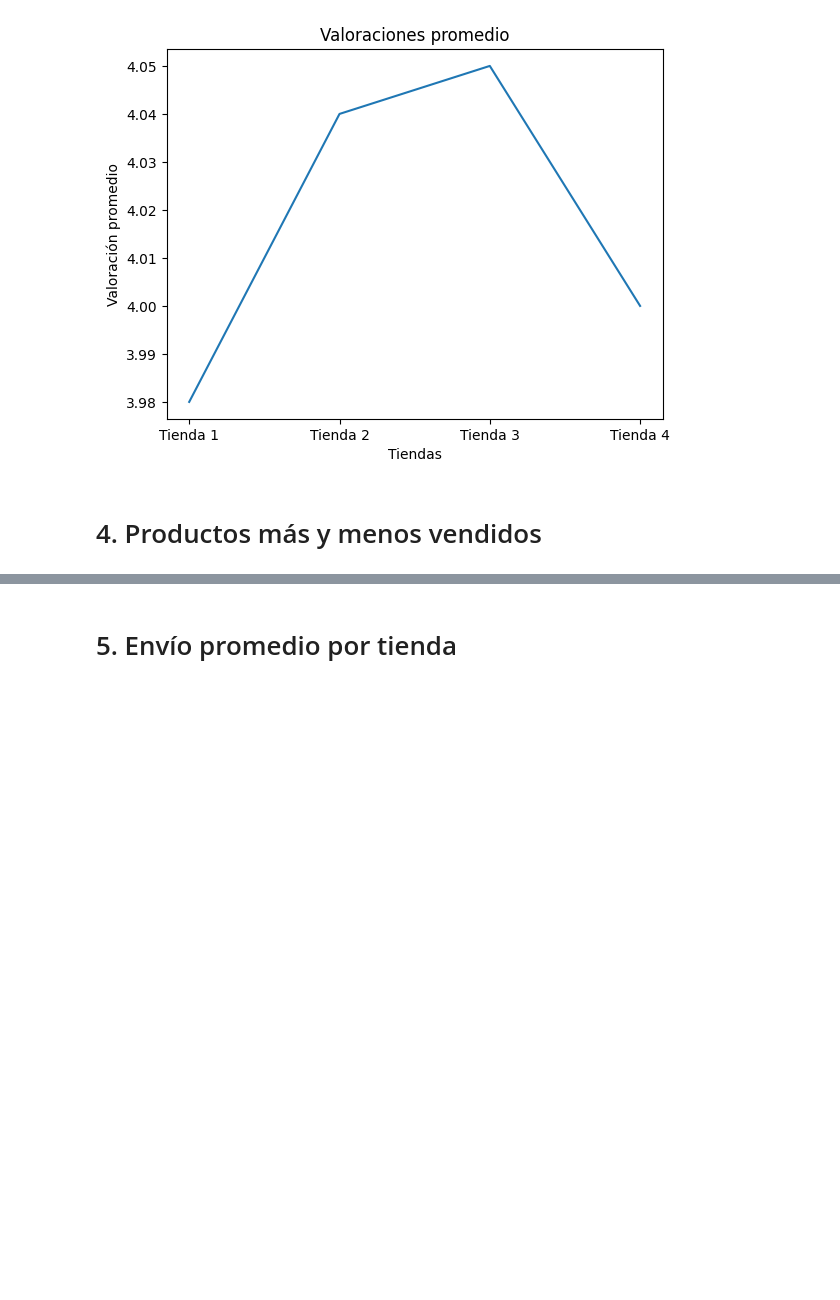
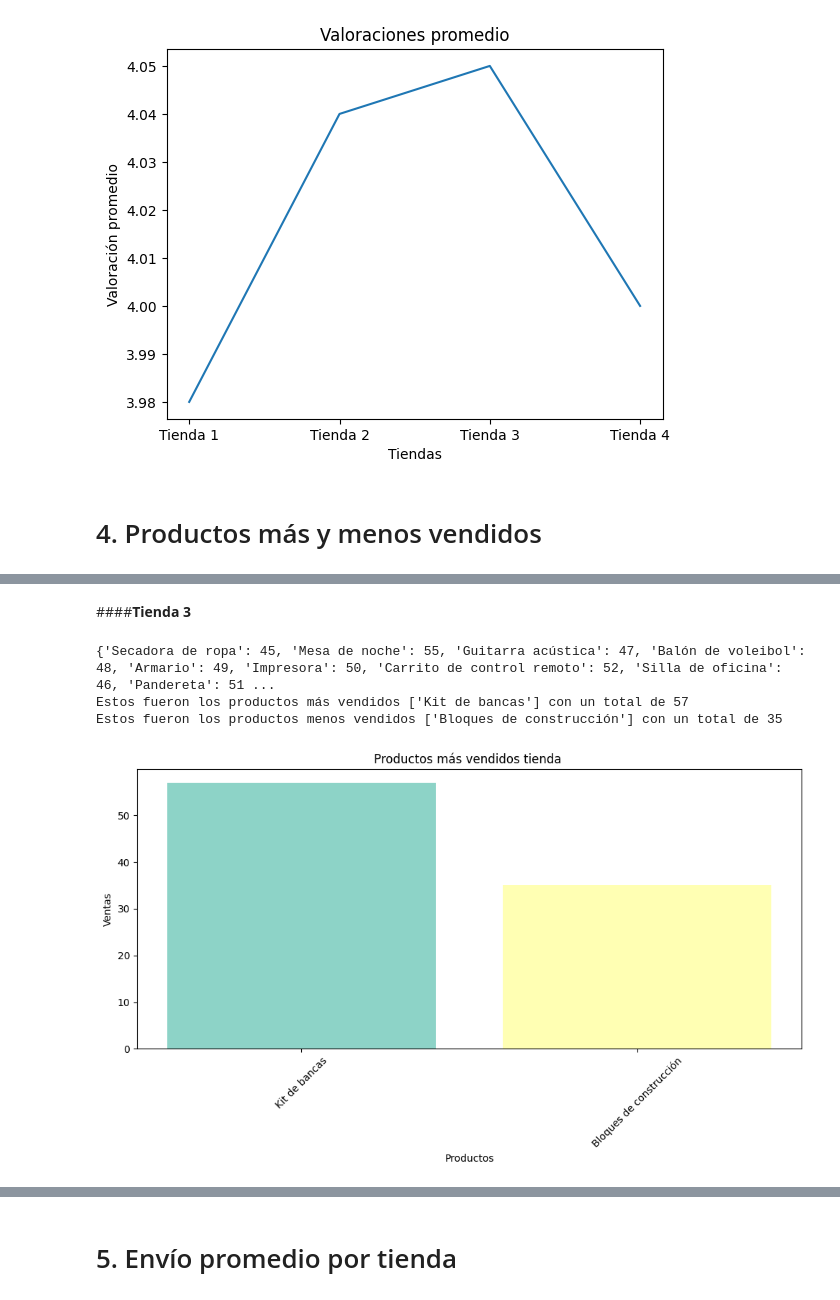
Before and after one commit to Julian-RR/Data-Science-challenge-1, a Jupyter notebook: AluraStoreLatam.ipynb, the cells around one changed output, grey strips where cells are left out. Drawn from its saved outputs; the diff is of its cells as text; code cells hidden in the pictures; blank space fills up the shorter version.

```diff
--- a/AluraStoreLatam.ipynb
+++ b/AluraStoreLatam.ipynb
@@ -417,0 +535,23 @@ plt.show()
+# %% [markdown]
+####**Tienda 3**
+# %%
+'''
+Producto más y menos vendido
+'''
+tienda3['Producto']
+conteo_productos3=conteo_producto(tienda3)
+print(conteo_productos3)
+
+productos3_mas_vendidos, numero3_max=maximo(conteo_productos3)
+print(f"Estos fueron los productos más vendidos {productos3_mas_vendidos} con un total de {numero3_max}")
+
+productos3_menos_vendidos,numero3_min=minimo(conteo_productos3)
+print(f"Estos fueron los productos menos vendidos {productos3_menos_vendidos} con un total de {numero3_min}")
+
+
+grafica_toma_listas(productos3_mas_vendidos,productos3_menos_vendidos,numero3_max,numero3_min)
+# %% [output]
+{'Secadora de ropa': 45, 'Mesa de noche': 55, 'Guitarra acústica': 47, 'Balón de voleibol': 48, 'Armario': 49, 'Impresora': 50, 'Carrito de control remoto': 52, 'Silla de oficina': 46, 'Pandereta': 51 ...
+Estos fueron los productos más vendidos ['Kit de bancas'] con un total de 57
+Estos fueron los productos menos vendidos ['Bloques de construcción'] con un total de 35
+[figure, added]
```
Also changed, not shown: parts of 13 cells of this notebook.
